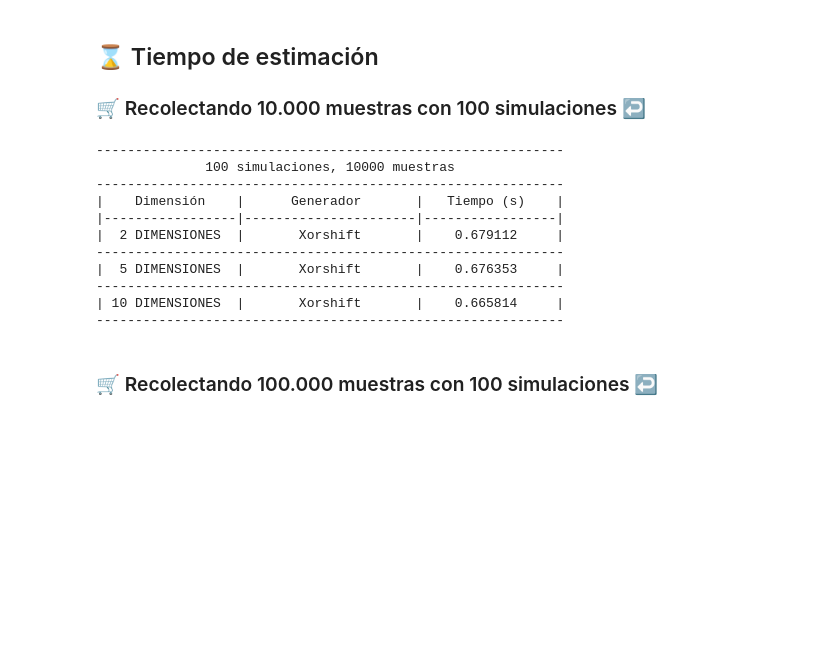
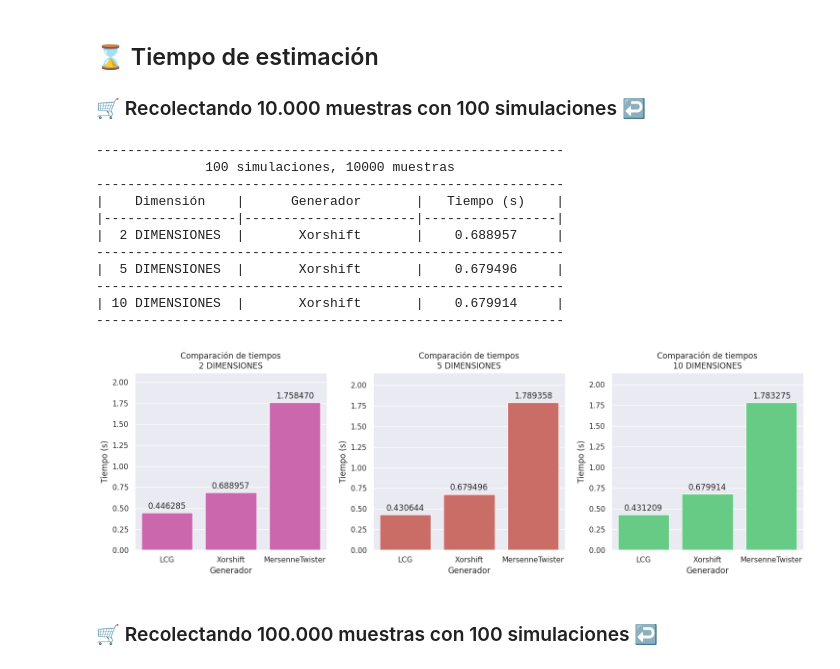
Before and after one commit to nieto-lucas/Trabajo-especial-mys, a Jupyter notebook: trabajo-especial.ipynb, the cells around one changed output. Drawn from its saved outputs; the diff is of its cells as text; code cells hidden in the pictures; blank space fills up the shorter version.

```diff
--- a/trabajo-especial.ipynb
+++ b/trabajo-especial.ipynb
@@ -200,27 +202,29 @@ for dim, real_val in dimensions.items():
 # %%
 sample_results_d2 = Utils.compare_time(Nsamples=SAMPLE_SIZE_SMALL, Nsim=100, seed=SEED, d=TWO_DIMENSIONS)
 sample_results_d5 = Utils.compare_time(Nsamples=SAMPLE_SIZE_SMALL, Nsim=100, seed=SEED, d=FIVE_DIMENSIONS)
 sample_results_d10 = Utils.compare_time(Nsamples=SAMPLE_SIZE_SMALL, Nsim=100, seed=SEED, d=TEN_DIMENSIONS)
 
 dimensional_results = {
     "2 DIMENSIONES": sample_results_d2,
     "5 DIMENSIONES": sample_results_d5,
     "10 DIMENSIONES": sample_results_d10
 }
 
 Printers.print_timing_table(dimensional_results, Nsim=100, Nsamples=SAMPLE_SIZE_SMALL)
+Plotters.plot_timing_table(dimensional_results)
 # %% [output]
 ------------------------------------------------------------
               100 simulaciones, 10000 muestras
 ------------------------------------------------------------
 |    Dimensión    |      Generador       |   Tiempo (s)    |
 |-----------------|----------------------|-----------------|
-|  2 DIMENSIONES  |       Xorshift       |    0.679112     |
+|  2 DIMENSIONES  |       Xorshift       |    0.688957     |
 ------------------------------------------------------------
-|  5 DIMENSIONES  |       Xorshift       |    0.676353     |
+|  5 DIMENSIONES  |       Xorshift       |    0.679496     |
 ------------------------------------------------------------
-| 10 DIMENSIONES  |       Xorshift       |    0.665814     |
+| 10 DIMENSIONES  |       Xorshift       |    0.679914     |
 ------------------------------------------------------------
+[figure, added]
 # %% [markdown]
 ### 🛒 Recolectando 100.000 muestras con 100 simulaciones ↩️
 # %%
```
Also changed, not shown: parts of 3 cells of this notebook.
